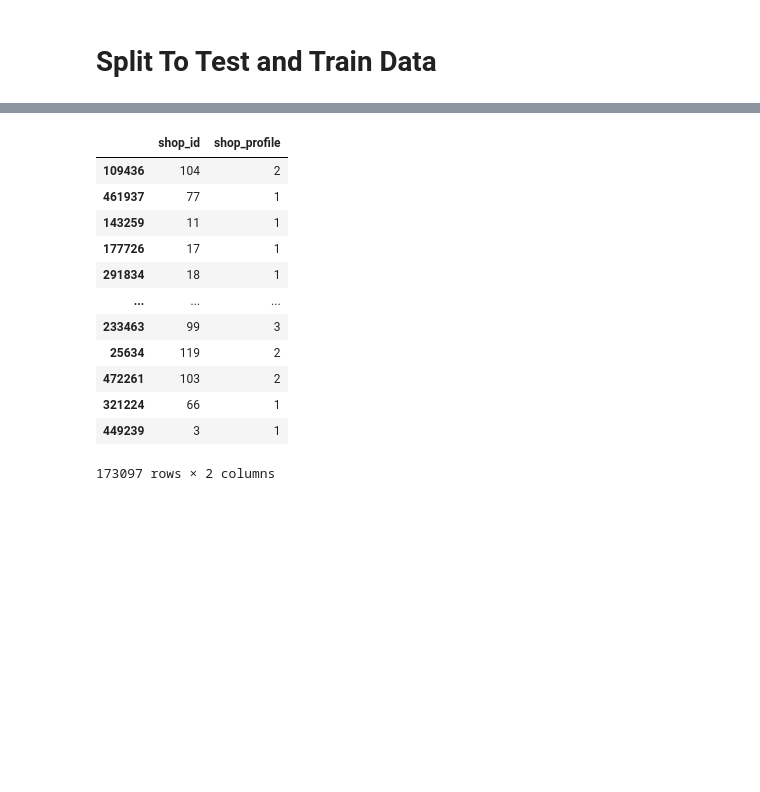
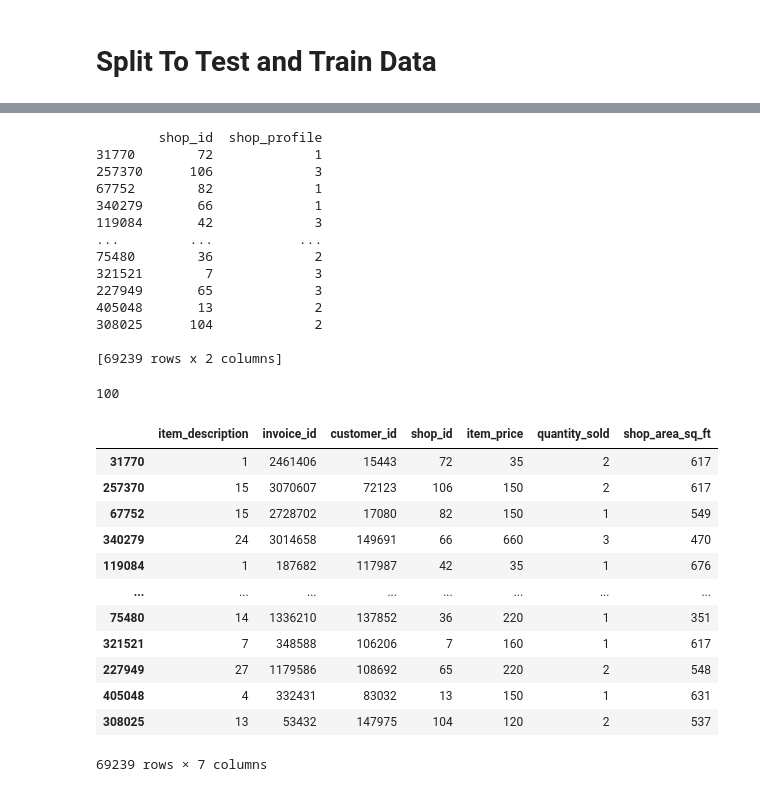
Before and after one commit to codened/DataStorm-4.0, a Jupyter notebook: stormingRound/DataStorm_4_0.ipynb, the cells around one changed output, grey strips where cells are left out. Cells and saved outputs as stored; diff of their text form; code cells hidden in the pictures; blank space fills up the shorter version.

```diff
--- a/stormingRound/DataStorm_4_0.ipynb
+++ b/stormingRound/DataStorm_4_0.ipynb
@@ -228,18 +210,42 @@ print(accu)
 # %%
 expectedResult=test_data[['shop_id','shop_profile']]
+print(expectedResult)
 # %% [output]
-|  | shop_id | shop_profile |
-| 109436 | 104 | 2 |
-| 461937 | 77 | 1 |
-| 143259 | 11 | 1 |
-| 177726 | 17 | 1 |
-| 291834 | 18 | 1 |
-| ... | ... | ... |
-| 233463 | 99 | 3 |
-| 25634 | 119 | 2 |
-| 472261 | 103 | 2 |
-| 321224 | 66 | 1 |
-| 449239 | 3 | 1 |
-173097 rows × 2 columns
+        shop_id  shop_profile
+31770        72             1
+257370      106             3
+67752        82             1
+340279       66             1
+119084       42             3
+...         ...           ...
+75480        36             2
+321521        7             3
+227949       65             3
+405048       13             2
+308025      104             2
+
+[69239 rows x 2 columns]
+# %%
+unique_values = expectedResult['shop_id'].nunique()
+
+print(unique_values)
+# %% [output]
+100
 # %%
 predDf=pd.DataFrame(predictions, columns=['shop_profile'])
+# %%
+X_test
+# %% [output]
+|  | item_description | invoice_id | customer_id | shop_id | item_price | quantity_sold | shop_area_sq_ft |
+| 31770 | 1 | 2461406 | 15443 | 72 | 35 | 2 | 617 |
+| 257370 | 15 | 3070607 | 72123 | 106 | 150 | 2 | 617 |
+| 67752 | 15 | 2728702 | 17080 | 82 | 150 | 1 | 549 |
+| 340279 | 24 | 3014658 | 149691 | 66 | 660 | 3 | 470 |
+| 119084 | 1 | 187682 | 117987 | 42 | 35 | 1 | 676 |
+| ... | ... | ... | ... | ... | ... | ... | ... |
+| 75480 | 14 | 1336210 | 137852 | 36 | 220 | 1 | 351 |
+| 321521 | 7 | 348588 | 106206 | 7 | 160 | 1 | 617 |
+| 227949 | 27 | 1179586 | 108692 | 65 | 220 | 2 | 548 |
+| 405048 | 4 | 332431 | 83032 | 13 | 150 | 1 | 631 |
+| 308025 | 13 | 53432 | 147975 | 104 | 120 | 2 | 537 |
+69239 rows × 7 columns
```
Also changed, not shown: parts of 27 cells of this notebook, 2 other files.
